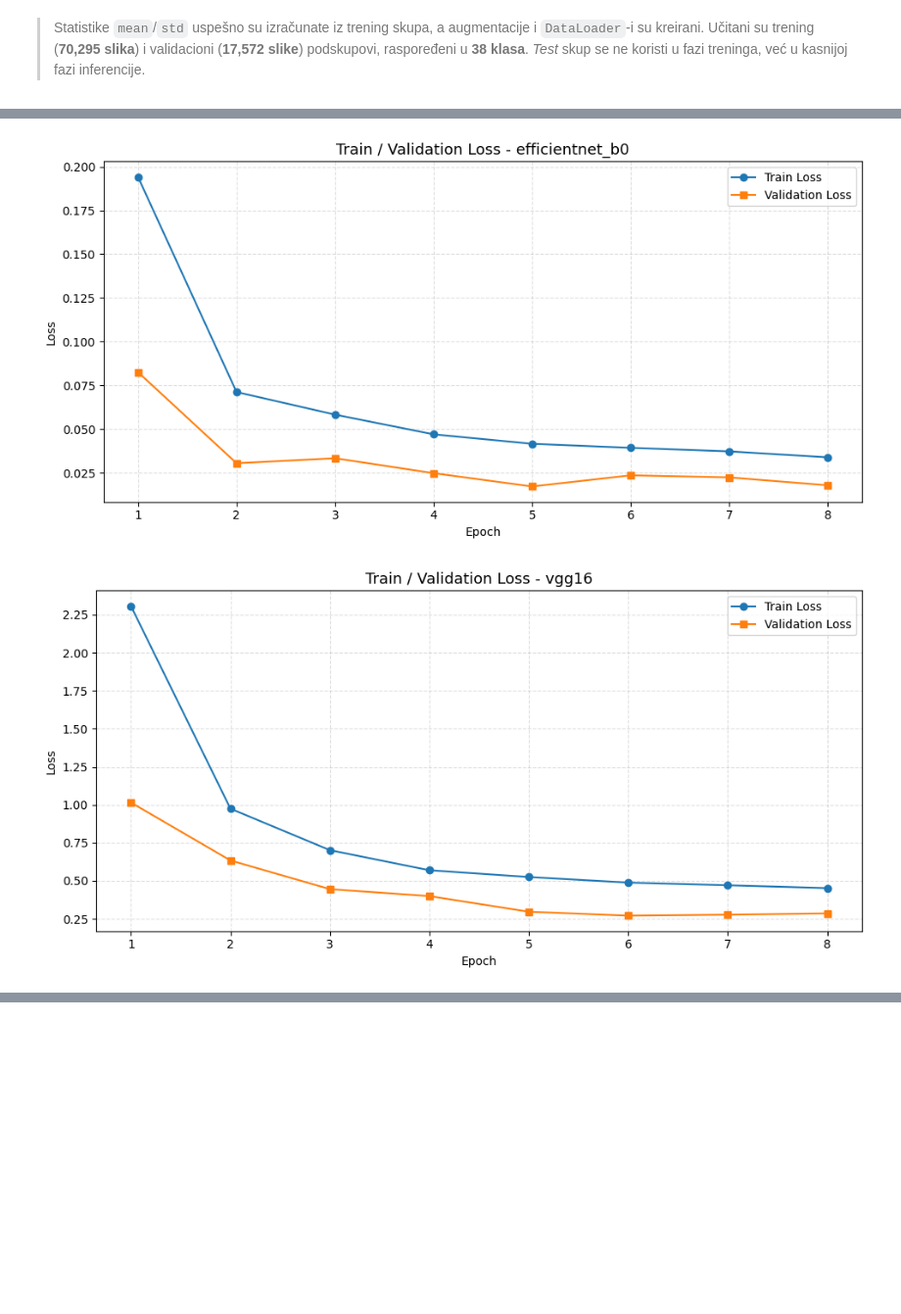
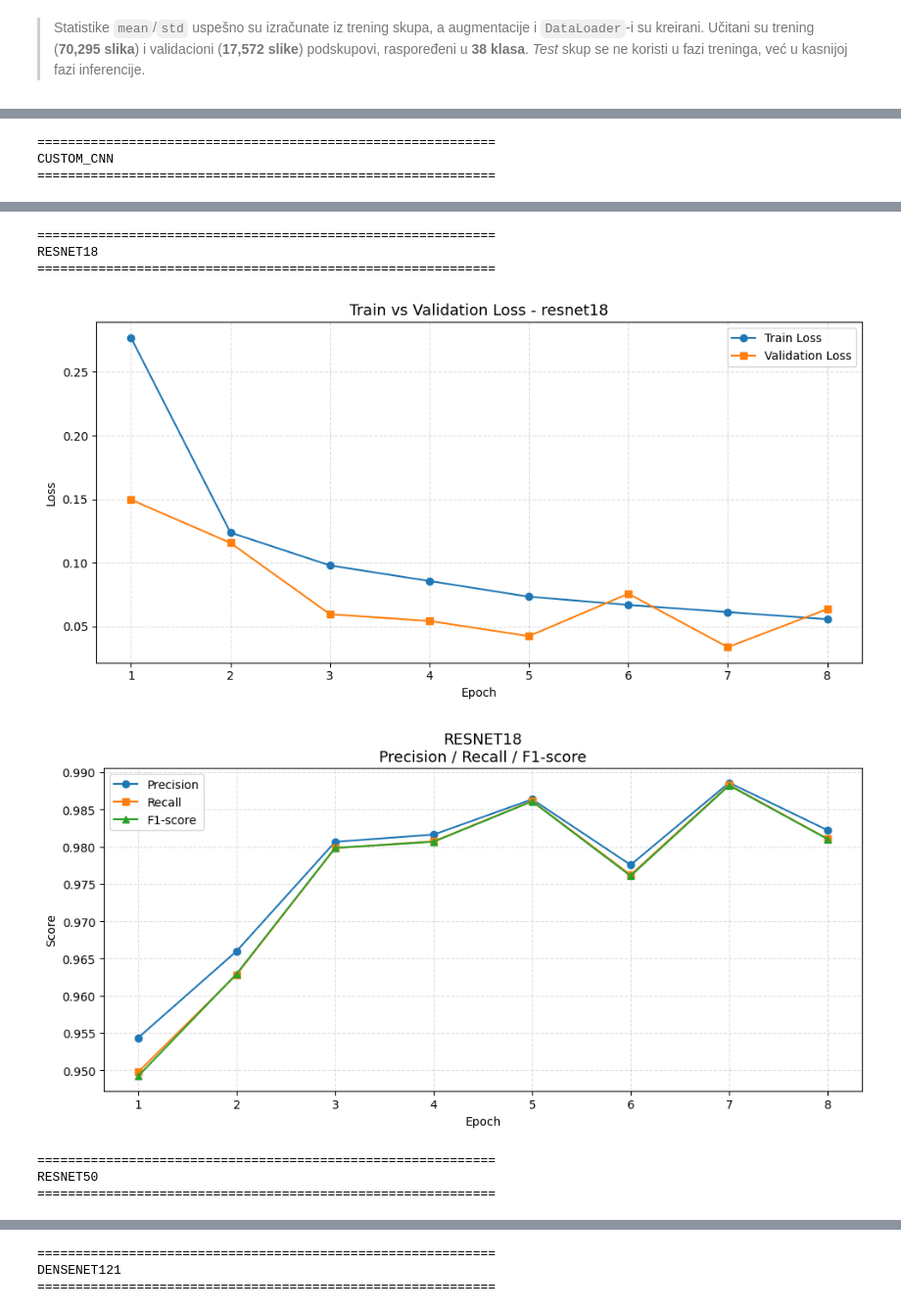
Before and after one commit to StefanLazarevic02/PlantDiseasePredictionNN, a Jupyter notebook: PlantDiseasePrediction.ipynb, the cells around one changed output, grey strips where cells are left out. Shown at 98% size. Drawn from its saved outputs; the diff is of its cells as text; code cells hidden in the pictures; blank space fills up the shorter version.

```diff
--- a/PlantDiseasePrediction.ipynb
+++ b/PlantDiseasePrediction.ipynb
@@ -1002,29 +1606,71 @@ all_results.append(train_and_record("vgg16", config, loaders, device))
 import json
 import matplotlib.pyplot as plt
 
-def plot_loss_per_epoch(model_name, save_path=None):
-    """Crta Train Loss i Validation Loss po epohama (cita iz training_history.json)."""
-    hist_path = f"outputs/{model_name}/training_history.json"
+
+def plot_training_history(model_name: str, save_dir: str = "outputs", save_plots: bool = False):
+    """
+    Crta dva grafika za zadati model:
+      1) Train vs Validation Loss po epohama
+      2) Precision / Recall / F1-score po epohama
+
+    Cita 'outputs/<model_name>/training_history.json'.
+    """
+    hist_path = f"{save_dir}/{model_name}/training_history.json"
+    if not os.path.exists(hist_path):
+        print(f"[SKIP] {model_name}: ne postoji {hist_path}")
+        return
+
     with open(hist_path) as f:
         history = json.load(f)
 
     epochs = range(1, len(history["train_loss"]) + 1)
 
+    # Train vs Validation Loss
     plt.figure(figsize=(10, 5))
     plt.plot(epochs, history["train_loss"], "o-", label="Train Loss",      color="#1f77b4")
     plt.plot(epochs, history["valid_loss"], "s-", label="Validation Loss", color="#ff7f0e")
-
-    plt.title(f"Train / Validation Loss - {model_name}", fontsize=13)
+    plt.title(f"Train vs Validation Loss - {model_name}", fontsize=13)
     plt.xlabel("Epoch")
     plt.ylabel("Loss")
     plt.legend(loc="best")
     plt.grid(linestyle="--", alpha=0.4)
     plt.tight_layout()
-
-    if save_path:
-        plt.savefig(save_path, dpi=150, bbox_inches="tight")
+    if save_plots:
+        plt.savefig(f"{save_dir}/{model_name}/loss_curve.png", dpi=150, bbox_inches="tight")
     plt.show()
 
-for name in ["resnet18", "resnet50", "efficientnet_b0", "vgg16"]:
-    plot_loss_per_epoch(name)
+    # Precision / Recall / F1-score
+    has_prf1 = (
+        "precision" in history
+        and "recall"    in history
+        and "f1"        in history
+        and not all(v != v for v in history["precision"])  # not all-NaN
+    )
+    if not has_prf1:
+        print(f"[INFO] {model_name}: Precision/Recall/F1 po epohama nije dostupno "
+              "(model je treniran starijom verzijom Trainer-a).")
+        return
+
+    plt.figure(figsize=(10, 5))
+    plt.plot(epochs, history["precision"], "o-", label="Precision", color="#1f77b4")
+    plt.plot(epochs, history["recall"],    "s-", label="Recall",    color="#ff7f0e")
+    plt.plot(epochs, history["f1"],        "^-", label="F1-score",  color="#2ca02c")
+    plt.title(f"{model_name.upper()}\nPrecision / Recall / F1-score", fontsize=13)
+    plt.xlabel("Epoch")
+    plt.ylabel("Score")
+    plt.legend(loc="best")
+    plt.grid(linestyle="--", alpha=0.4)
+    plt.tight_layout()
+    if save_plots:
+        plt.savefig(f"{save_dir}/{model_name}/prf1_curve.png", dpi=150, bbox_inches="tight")
+    plt.show()
+
+
+# Iscrtaj grafike za sve modele
+for name in ["custom_cnn", "resnet18", "resnet50", "densenet121", "efficientnet_b0", "vgg16"]:
+    print(f"\n{'='*60}\n{name.upper()}\n{'='*60}")
+    plot_training_history(name)
 # %% [output]
+============================================================
+CUSTOM_CNN
+============================================================
@@ -1033,2 +1679,8 @@ for name in ["resnet18", "resnet50", "efficientnet_b0", "vgg16"]:
+============================================================
+RESNET18
+============================================================
-[figure, old version]
+[figure, new version]
-[figure, old version]
+[figure, new version]
+============================================================
+RESNET50
+============================================================
@@ -1034,0 +1689,3 @@ for name in ["resnet18", "resnet50", "efficientnet_b0", "vgg16"]:
+============================================================
+DENSENET121
+============================================================
```
Also changed, not shown: parts of 102 cells of this notebook.
